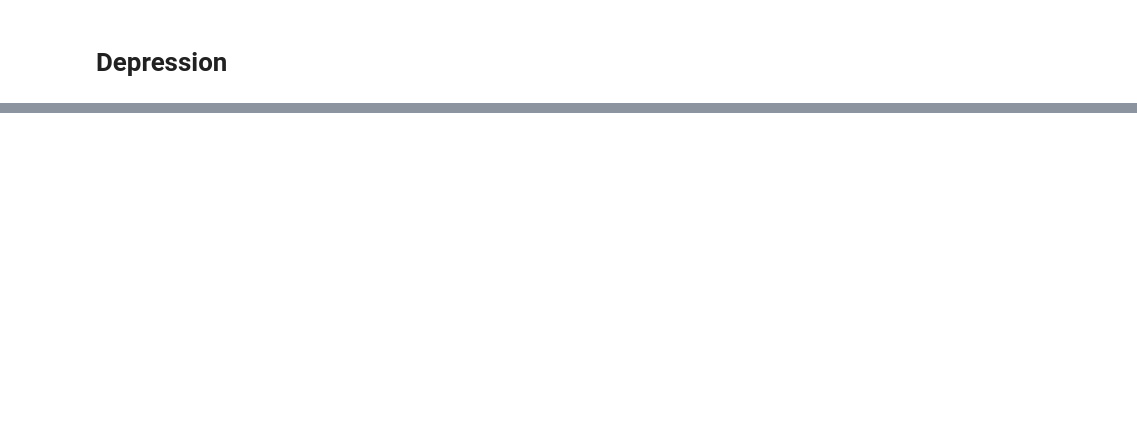
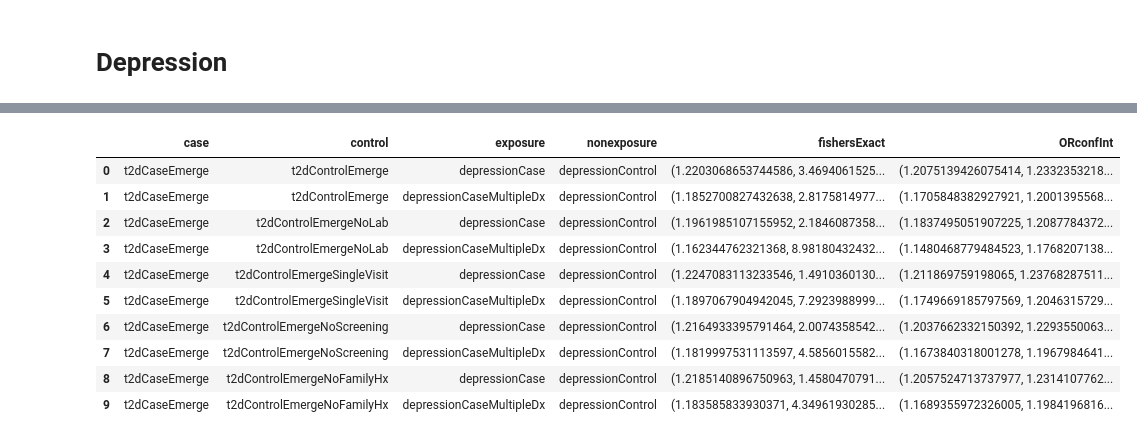
Before and after one commit to brettbj/association-robustness, a Jupyter notebook: Exploration.ipynb, the cells around one changed output, grey strips where cells are left out. Saved outputs shown, nothing was run; the diff lists cells and outputs as text; code cells hidden in the pictures; blank space fills up the shorter version.

Commit message:
Compute non-directional associations using multiple definitions

```diff
--- a/Exploration.ipynb
+++ b/Exploration.ipynb
@@ -259,7 +342,0 @@ cxn.execute(query)
-# %%
-query = ("drop table if exists #depressionTTE;"
-        " select isnull(gapToNext, datediff(d, date, enrollmentEnd)) as time, case when gapToNext is null then 'False' else 'True' end as event"
-        " into #depressionTTE"
-        " from #depressionGaps")
-
-cxn.execute(query)
@@ -274,0 +385,15 @@ df
+# %%
+def count_overlap(t1, t2, key_col, cxn):
+    query = ("select count(*)"
+            " from %s as t1 inner join %s as t2 on t1.%s=t2.%s"
+            % (t1, t2, key_col, key_col))
+    return cxn.execute(query).fetchone()[0]
+
+
+def contingency_table(case_tablename, control_tablename, exposed_tablename, nonexposed_tablename, cxn=hy_cxn):
+    case_exposed = count_overlap(case_tablename, exposed_tablename, 'MemberNum', cxn)
+    case_nonexposed = count_overlap(case_tablename, nonexposed_tablename, 'MemberNum', cxn)
+    control_exposed = count_overlap(control_tablename, exposed_tablename, 'MemberNum', cxn)
+    control_nonexposed = count_overlap(control_tablename, nonexposed_tablename, 'MemberNum', cxn)
+
+    return np.asarray([[case_exposed, control_exposed], [case_nonexposed, control_nonexposed]])
@@ -274,0 +418,15 @@ df
+# %%
+case_groups = ['t2dCaseEmerge']
+control_groups = ['t2dControlEmerge', 't2dControlEmergeNoLab', 't2dControlEmergeSingleVisit', 't2dControlEmergeNoScreening', 't2dControlEmergeNoFamilyHx']
+exposure_groups = ['depressionCase', 'depressionCaseMultipleDx']
+nonexposure_groups = ['depressionControl']
+
+results = pd.DataFrame(columns=['case', 'control', 'exposure', 'nonexposure', 'fishersExact', 'ORconfInt'],
+                       index=np.arange(0, len(case_groups) * len(control_groups) * len(exposure_groups) * len(nonexposure_groups)))
+
+for i, comb in tqdm_notebook(enumerate(itertools.product(*[case_groups, control_groups, exposure_groups, nonexposure_groups]))):
+    tab = contingency_table(*comb)
+    fe_test = stats.fisher_exact(tab)
+    or_ci = ctable(tab).oddsratio_confint()
+
+    results.iloc[i] = list(comb) + [fe_test, or_ci]
@@ -274,0 +435,14 @@ df
+# %%
+results
+# %% [output]
+|  | case | control | exposure | nonexposure | fishersExact | ORconfInt |
+| 0 | t2dCaseEmerge | t2dControlEmerge | depressionCase | depressionControl | (1.2203068653744586, 3.4694061525... | (1.2075139426075414, 1.2332353218... |
+| 1 | t2dCaseEmerge | t2dControlEmerge | depressionCaseMultipleDx | depressionControl | (1.1852700827432638, 2.8175814977... | (1.1705848382927921, 1.2001395568... |
+| 2 | t2dCaseEmerge | t2dControlEmergeNoLab | depressionCase | depressionControl | (1.1961985107155952, 2.1846087358... | (1.1837495051907225, 1.2087784372... |
+| 3 | t2dCaseEmerge | t2dControlEmergeNoLab | depressionCaseMultipleDx | depressionControl | (1.162344762321368, 8.98180432432... | (1.1480468779484523, 1.1768207138... |
+| 4 | t2dCaseEmerge | t2dControlEmergeSingleVisit | depressionCase | depressionControl | (1.2247083113233546, 1.4910360130... | (1.211869759198065, 1.23768287511... |
+| 5 | t2dCaseEmerge | t2dControlEmergeSingleVisit | depressionCaseMultipleDx | depressionControl | (1.1897067904942045, 7.2923988999... | (1.1749669185797569, 1.2046315729... |
+| 6 | t2dCaseEmerge | t2dControlEmergeNoScreening | depressionCase | depressionControl | (1.2164933395791464, 2.0074358542... | (1.2037662332150392, 1.2293550063... |
+| 7 | t2dCaseEmerge | t2dControlEmergeNoScreening | depressionCaseMultipleDx | depressionControl | (1.1819997531113597, 4.5856015582... | (1.1673840318001278, 1.1967984641... |
+| 8 | t2dCaseEmerge | t2dControlEmergeNoFamilyHx | depressionCase | depressionControl | (1.2185140896750963, 1.4580470791... | (1.2057524713737977, 1.2314107762... |
+| 9 | t2dCaseEmerge | t2dControlEmergeNoFamilyHx | depressionCaseMultipleDx | depressionControl | (1.183585833930371, 4.34961930285... | (1.1689355972326005, 1.1984196816... |
```
Also changed, not shown: parts of 39 cells of this notebook, 2 other files.
